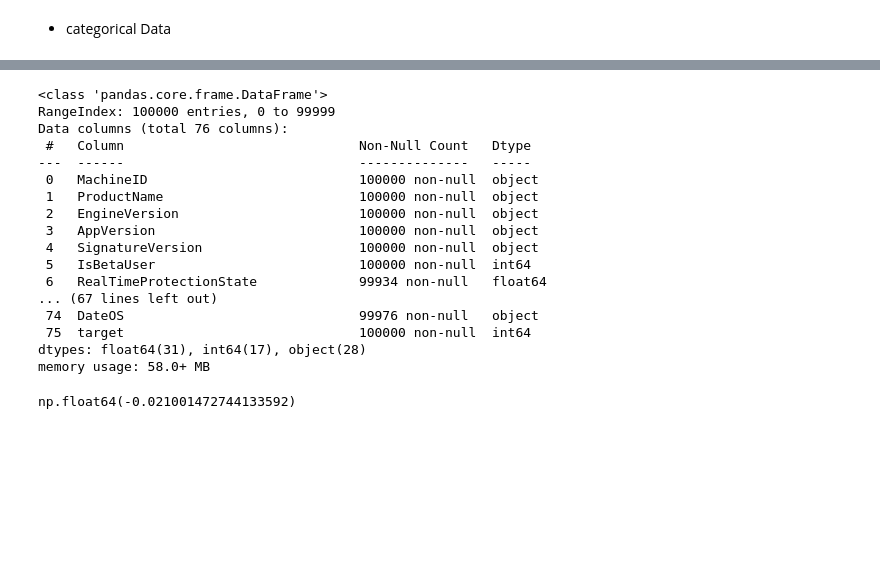
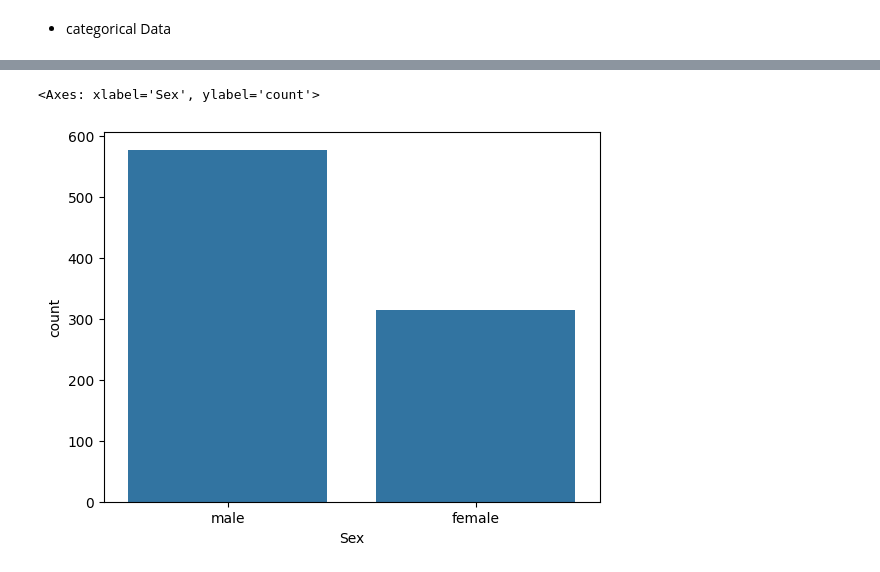
Before and after one commit to abhijha8287/100-days-of-machine-learning-campusX, a Jupyter notebook: day20.ipynb, the cells around one changed output, grey strips where cells are left out. Drawn from its saved outputs; the diff is of its cells as text; code cells hidden in the pictures; blank space fills up the shorter version.

```diff
--- a/day20.ipynb
+++ b/day20.ipynb
@@ -52,24 +32,5 @@ sns.countplot(x='RealTimeProtectionState'
-# %%
-df_train.info()
-# %% [output]
-<class 'pandas.core.frame.DataFrame'>
-RangeIndex: 100000 entries, 0 to 99999
-Data columns (total 76 columns):
- #   Column                              Non-Null Count   Dtype
----  ------                              --------------   -----
- 0   MachineID                           100000 non-null  object
- 1   ProductName                         100000 non-null  object
- 2   EngineVersion                       100000 non-null  object
- 3   AppVersion                          100000 non-null  object
- 4   SignatureVersion                    100000 non-null  object
- 5   IsBetaUser                          100000 non-null  int64
- 6   RealTimeProtectionState             99934 non-null   float64
-... (67 lines left out)
- 74  DateOS                              99976 non-null   object
- 75  target                              100000 non-null  int64
-dtypes: float64(31), int64(17), object(28)
-memory usage: 58.0+ MB
-# %%
-df_train['target'].skew()
-# %% [output]
-np.float64(-0.021001472744133592)
+# %%
+sns.countplot(x='Sex',data=df)
+# %% [output]
+<Axes: xlabel='Sex', ylabel='count'>
+[figure, added]
```
Also changed, not shown: parts of 13 cells of this notebook, 40 other files.
